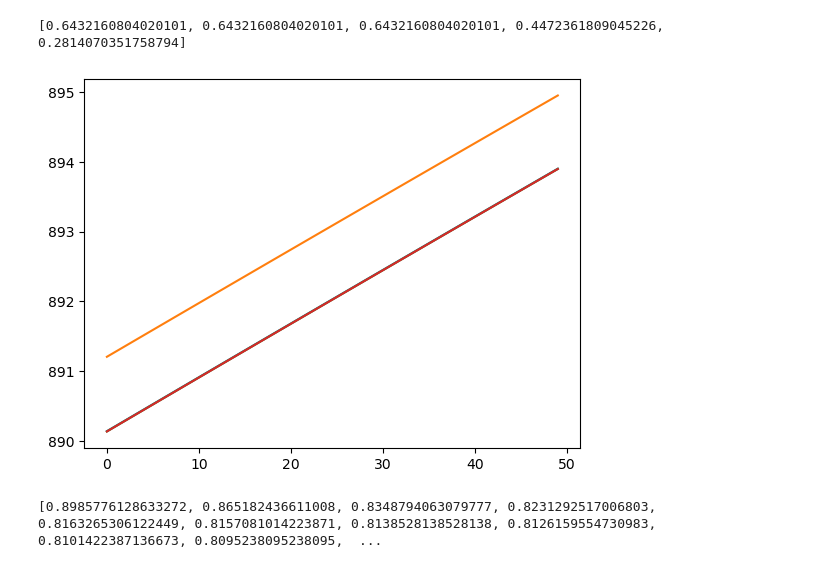
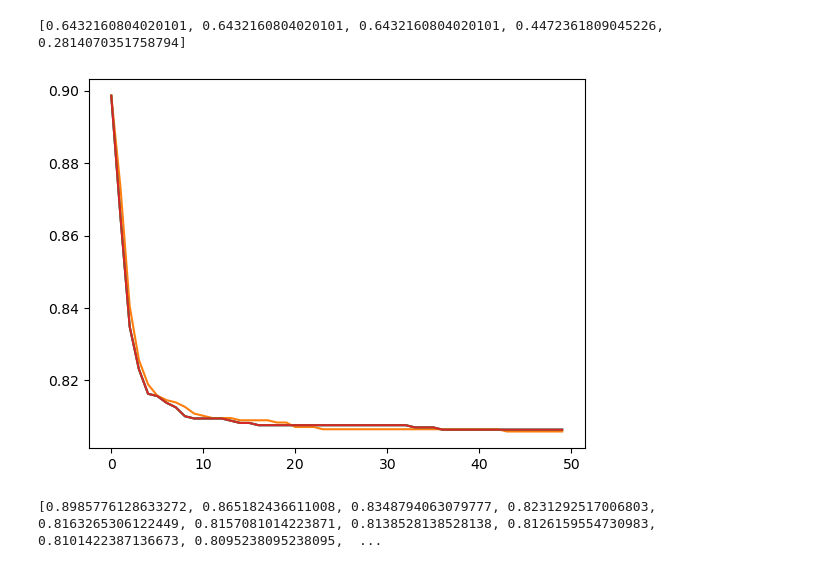
Before and after one commit to hayden000/Data-Analysis, a Jupyter notebook: data.ipynb, the cells around one changed output. Cells and saved outputs as stored; diff of their text form; code cells hidden in the pictures.

```diff
--- a/data.ipynb
+++ b/data.ipynb
@@ -262,7 +262,7 @@ for i in range (0,N):
 plt.plot(range(N),ERs)
 ERs = []
 objs=[]
-lambda0 = np.random.normal(0, eta, d12_X_training_normalised.shape[1])
+lambda0 = 0.0001 * np.random.randn(64)
 lambda0 = 0.0001 * np.random.randn(64)
 for i in range (0,N):
     par, obj = train(lambda0, eta, N, (d12_X_training_normalised, d12_Y_training_normalised))
@@ -299,32 +299,32 @@ print(ERs)
 # tryInit = [np.random.randn(64) for m in range(50)]
 # for i in tryInit:
 #     temp = []
 #     temp.append(ER(i, (d01_X_testing_normalised, d01_Y_testing_normalised)))
 # ERs.append(temp)
 # tryInit = [np.random.randn(64) for m in range(50)]
 # for i in tryInit:
 #     temp = []
 #     temp.append(ER(i, (d12_X_testing_normalised, d12_Y_testing_normalised)))
 # ERs.append(temp)
 # tryInit = [np.random.randn(64) for m in range(50)]
 # for i in tryInit:
 #     temp = []
 #     temp.append(ER(i, (d23_X_testing_normalised, d23_Y_testing_normalised)))
 # ERs.append(temp)
 # tryInit = [np.random.randn(64) for m in range(50)]
 # for i in tryInit:
 #     temp = []
 #     temp.append(ER(i, (d23_X_testing_normalised, d23_Y_testing_normalised)))
 # ERs.append(temp)
 # print(ERs)
 #
 # plt.plot(epochs,lambda_d01[1])
 # plt.plot(epochs,lambda_d12[1])
 # plt.plot(epochs,lambda_d23[1])
 # plt.plot(epochs,lambda_d30[1])
 # for k in range(0, 10):
 #     image_matrix = np.reshape(X[k], (8, 8))
 #     plt.matshow(image_matrix)
 # %% [output]
-[figure, old version]
+[figure, new version]
 [0.8985776128633272, 0.865182436611008, 0.8348794063079777, 0.8231292517006803, 0.8163265306122449, 0.8157081014223871, 0.8138528138528138, 0.8126159554730983, 0.8101422387136673, 0.8095238095238095,  ...
```
